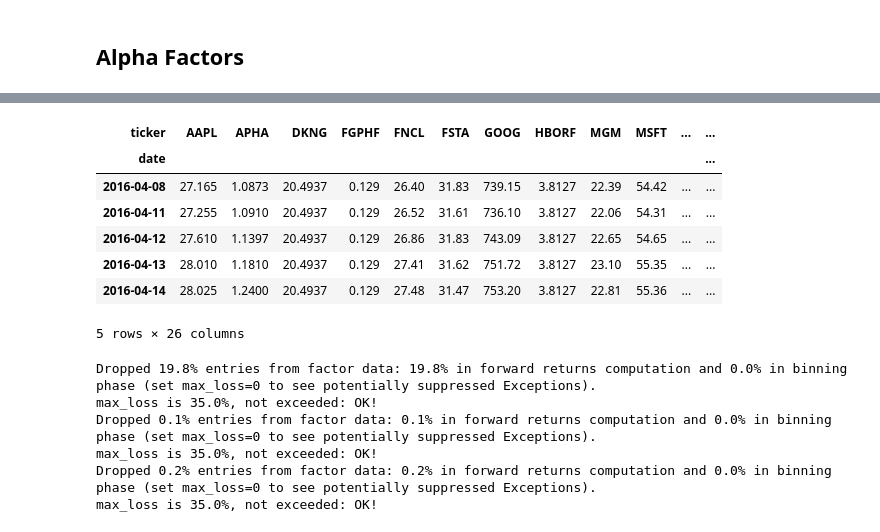
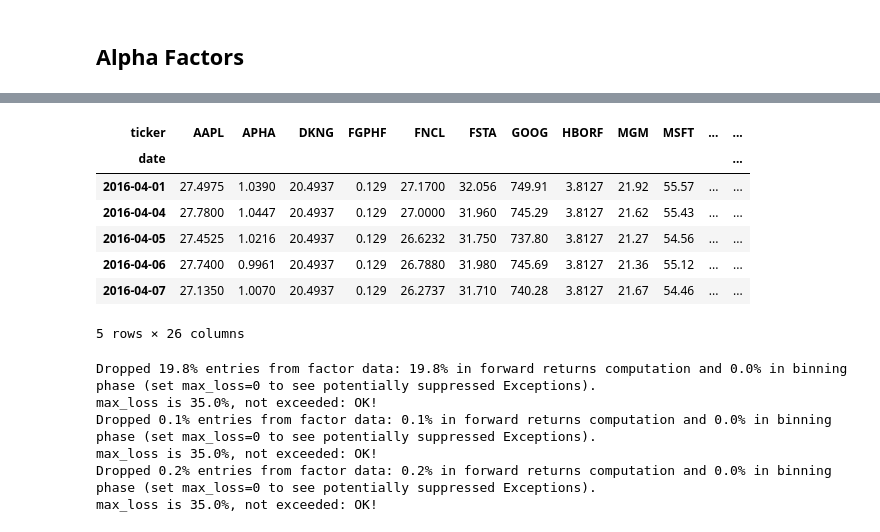
Before and after one commit to nmaiorana/svi-trading-tools, a Jupyter notebook: portfolio_analysis_ira_20210323.ipynb, the cells around one changed output, grey strips where cells are left out. Saved outputs shown, nothing was run; the diff lists cells and outputs as text; code cells hidden in the pictures.

```diff
--- a/portfolio_analysis_ira_20210323.ipynb
+++ b/portfolio_analysis_ira_20210323.ipynb
@@ -386,9 +319,11 @@ def factor_overnight_returns(portfolio_price_histories, days=7):
 # %%
 all_factors = pd.concat(
     [
-        momentum(portfolio_price_histories, 252),
-        factor_returns(portfolio_price_histories),
-        factor_overnight_returns(portfolio_price_histories)
+        factfun.momentum(portfolio_price_histories, 252),
+        factfun.mean_revision_factor_returns(portfolio_price_histories, 5),
+        factfun.mean_revision_factor_returns_smoothed(portfolio_price_histories, 5),
+        factfun.overnight_sentiment(portfolio_price_histories, 5),
+        factfun.overnight_sentiment_smoothed(portfolio_price_histories, 5)
     ], axis=1)
 all_factors.sort_index(inplace=True)
 # %%
@@ -409,18 +349,18 @@ all_factors.dropna().head(10)
 # %%
 import alphalens as al
 importlib.reload(al)
 
 assets = all_factors.index.levels[1].values.tolist()
-pricing = datafun.get_close_values(portfolio_price_histories).loc[all_factors.index[0][0]:all_factors.index[-1][0]]
+pricing = datafun.get_close_values(portfolio_price_histories)
 pricing.head()
 # %% [output]
 | ticker | AAPL | APHA | DKNG | FGPHF | FNCL | FSTA | GOOG | HBORF | MGM | MSFT | ... | ... |
 | date |  |  |  |  |  |  |  |  |  |  |  | ... |
-| 2016-04-08 | 27.165 | 1.0873 | 20.4937 | 0.129 | 26.40 | 31.83 | 739.15 | 3.8127 | 22.39 | 54.42 | ... | ... |
-| 2016-04-11 | 27.255 | 1.0910 | 20.4937 | 0.129 | 26.52 | 31.61 | 736.10 | 3.8127 | 22.06 | 54.31 | ... | ... |
-| 2016-04-12 | 27.610 | 1.1397 | 20.4937 | 0.129 | 26.86 | 31.83 | 743.09 | 3.8127 | 22.65 | 54.65 | ... | ... |
-| 2016-04-13 | 28.010 | 1.1810 | 20.4937 | 0.129 | 27.41 | 31.62 | 751.72 | 3.8127 | 23.10 | 55.35 | ... | ... |
-| 2016-04-14 | 28.025 | 1.2400 | 20.4937 | 0.129 | 27.48 | 31.47 | 753.20 | 3.8127 | 22.81 | 55.36 | ... | ... |
+| 2016-04-01 | 27.4975 | 1.0390 | 20.4937 | 0.129 | 27.1700 | 32.056 | 749.91 | 3.8127 | 21.92 | 55.57 | ... | ... |
+| 2016-04-04 | 27.7800 | 1.0447 | 20.4937 | 0.129 | 27.0000 | 31.960 | 745.29 | 3.8127 | 21.62 | 55.43 | ... | ... |
+| 2016-04-05 | 27.4525 | 1.0216 | 20.4937 | 0.129 | 26.6232 | 31.750 | 737.80 | 3.8127 | 21.27 | 54.56 | ... | ... |
+| 2016-04-06 | 27.7400 | 0.9961 | 20.4937 | 0.129 | 26.7880 | 31.980 | 745.69 | 3.8127 | 21.36 | 55.12 | ... | ... |
+| 2016-04-07 | 27.1350 | 1.0070 | 20.4937 | 0.129 | 26.2737 | 31.710 | 740.28 | 3.8127 | 21.67 | 54.46 | ... | ... |
 5 rows × 26 columns
 # %%
 clean_factor_data = {
```
Also changed, not shown: parts of 8 cells of this notebook, 1 other file.
